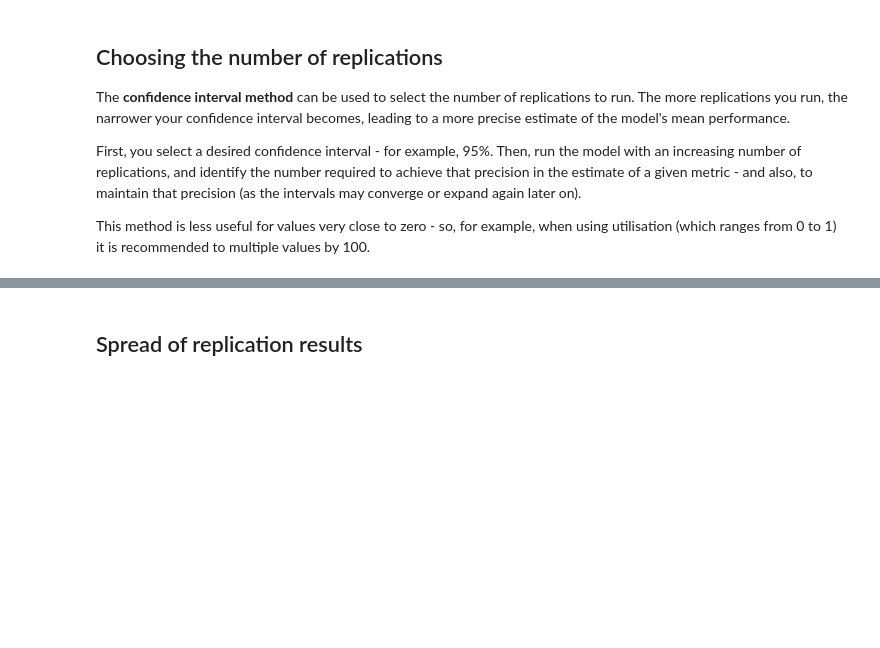
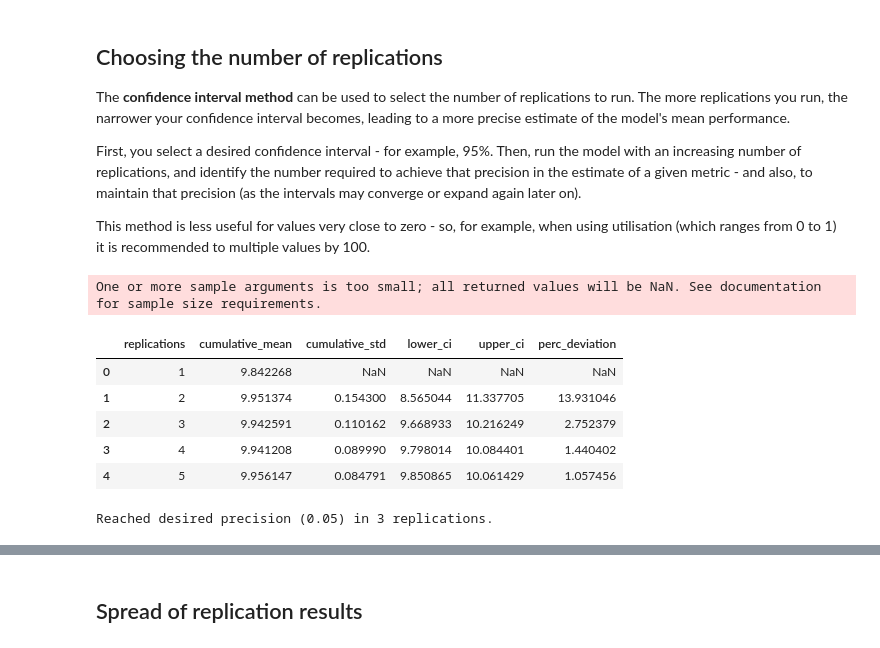
Before and after one commit to pythonhealthdatascience/pydesrap_mms, a Jupyter notebook: analysis.ipynb, the cells around one changed output, grey strips where cells are left out. Drawn from its saved outputs; the diff is of its cells as text; code cells hidden in the pictures; blank space fills up the shorter version.

```diff
--- a/analysis.ipynb
+++ b/analysis.ipynb
@@ -116,0 +187,15 @@ This method is less useful for values very close to zero - so, for example, when
+# %%
+confidence_interval_method(
+    replications = 20,
+    metric = 'mean_time_with_nurse',
+    desired_precision = 0.05
+)
+# %% [output]
+One or more sample arguments is too small; all returned values will be NaN. See documentation for sample size requirements.
+|  | replications | cumulative_mean | cumulative_std | lower_ci | upper_ci | perc_deviation |
+| 0 | 1 | 9.842268 | NaN | NaN | NaN | NaN |
+| 1 | 2 | 9.951374 | 0.154300 | 8.565044 | 11.337705 | 13.931046 |
+| 2 | 3 | 9.942591 | 0.110162 | 9.668933 | 10.216249 | 2.752379 |
+| 3 | 4 | 9.941208 | 0.089990 | 9.798014 | 10.084401 | 1.440402 |
+| 4 | 5 | 9.956147 | 0.084791 | 9.850865 | 10.061429 | 1.057456 |
+Reached desired precision (0.05) in 3 replications.
```
Also changed, not shown: parts of 12 cells of this notebook, 1 other file.
